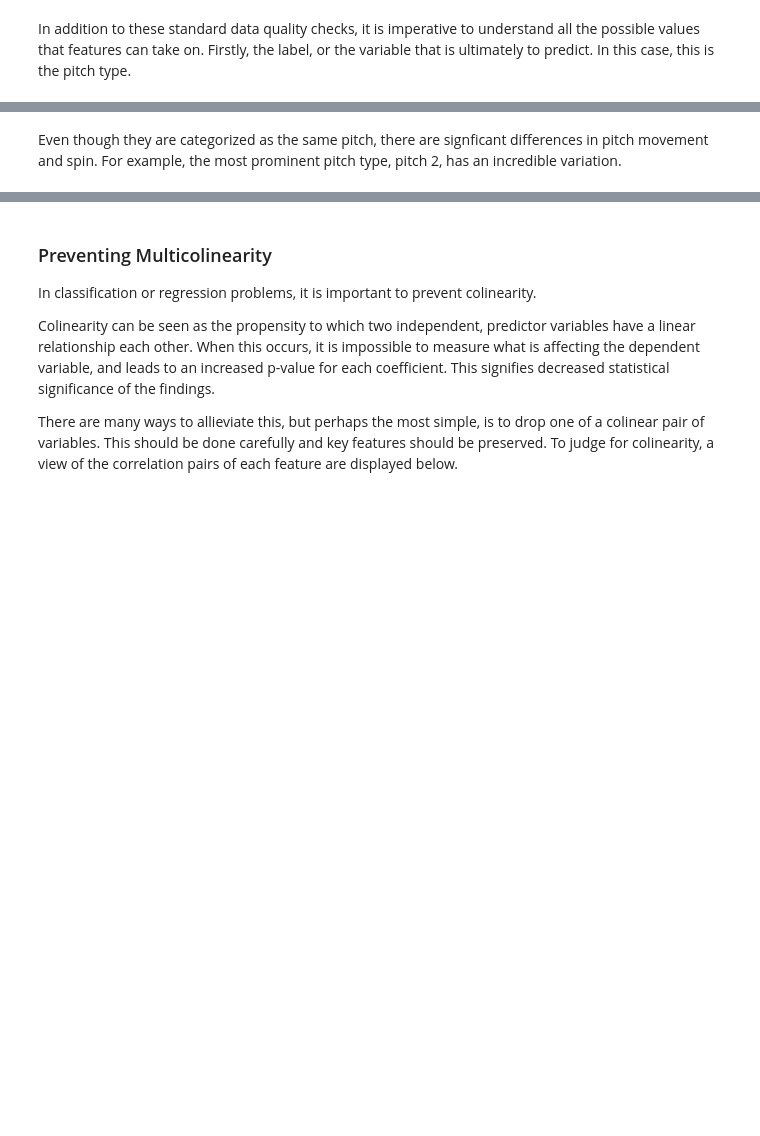
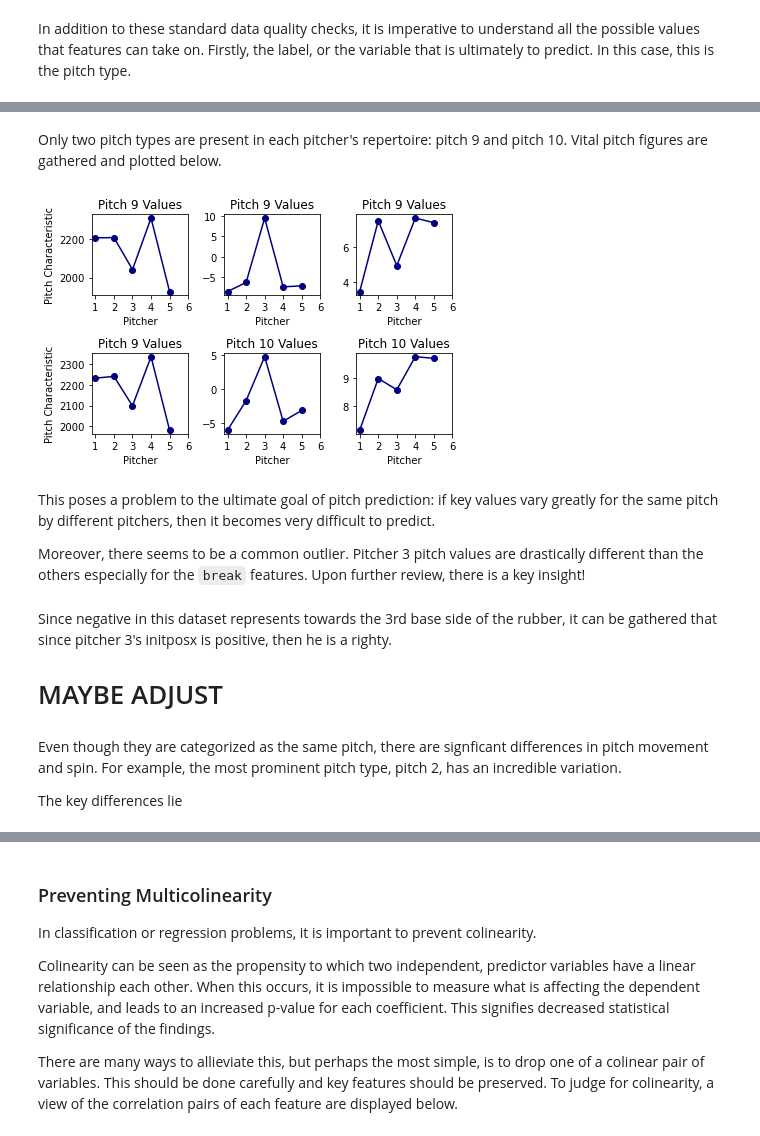
Before and after one commit to reetyf/yankees, a Jupyter notebook: Hailey_Weinschenk_QA_Associate_Questionnaire.ipynb, the cells around one changed output, grey strips where cells are left out. Drawn from its saved outputs; the diff is of its cells as text; code cells hidden in the pictures; blank space fills up the shorter version.

```diff
--- a/Hailey_Weinschenk_QA_Associate_Questionnaire.ipynb
+++ b/Hailey_Weinschenk_QA_Associate_Questionnaire.ipynb
@@ -278,0 +254,46 @@ grouped_by_pitcher_and_pitchtype
+# %% [markdown]
+Only two pitch types are present in each pitcher's repertoire: pitch 9 and pitch 10. Vital pitch figures are gathered and plotted below.
+# %%
+pitch_nine_sr= []
+pitch_nine_breakx= []
+pitch_nine_breakz= []
+
+pitch_ten_sr= []
+pitch_ten_breakx= []
+pitch_ten_breakz = []
+
+# iteratively gathering values for pitcher 1 - 5
+for i in range(1,6):
+    pitch_nine_sr.append(grouped_by_pitcher_and_pitchtype.loc[(i,9),'spinrate'])
+    pitch_nine_breakx.append(grouped_by_pitcher_and_pitchtype.loc[(i,9),'breakx'])
+    pitch_nine_breakz.append(grouped_by_pitcher_and_pitchtype.loc[(i,9),'breakz'])
+
+    pitch_ten_sr.append(grouped_by_pitcher_and_pitchtype.loc[(i,10),'spinrate'])
+    pitch_ten_breakx.append(grouped_by_pitcher_and_pitchtype.loc[(i,10),'breakx'])
+    pitch_ten_breakz.append(grouped_by_pitcher_and_pitchtype.loc[(i,10),'breakz'])
+
+
+
+arrs = [pitch_nine_sr,pitch_nine_breakx,pitch_nine_breakz,pitch_ten_sr,pitch_ten_breakx, pitch_ten_breakz]
+
+plt.figure()
+for i in range(1,7):
+    plt.subplot(2,3,i)
+    plt.plot(arrs[i-1],marker = 'o',color = 'navy')
+    if(i <= 4):
+        plt.title("Pitch 9 Values")
+    else:
+        plt.title("Pitch 10 Values")
+    plt.xticks(ticks = range(0,6), labels = range(1,7))
+    if(i == 4 or i == 1):
+        plt.ylabel('Pitch Characteristic')
+    plt.xlabel('Pitcher')
+
+plt.tight_layout()
+plt.show()
+# %% [output]
+[figure, added]
+# %% [markdown]
+This poses a problem to the ultimate goal of pitch prediction: if key values vary greatly for the same pitch by different pitchers, then it becomes very difficult to predict.
+
+Moreover, there seems to be a common outlier. Pitcher 3 pitch values are drastically different than the others especially for the `break` features. Upon further review, there is a key insight!
@@ -279,2 +302,7 @@ grouped_by_pitcher_and_pitchtype
+# %% [markdown]
+Since negative in this dataset represents towards the 3rd base side of the rubber, it can be gathered that since pitcher 3's initposx is positive, then he is a righty.
+# MAYBE ADJUST
 # %% [markdown]
 Even though they are categorized as the same pitch, there are signficant differences in pitch movement and spin. For example, the most prominent pitch type, pitch 2, has an incredible variation.
+
+The key differences lie
```
Also changed, not shown: parts of 49 cells of this notebook.
